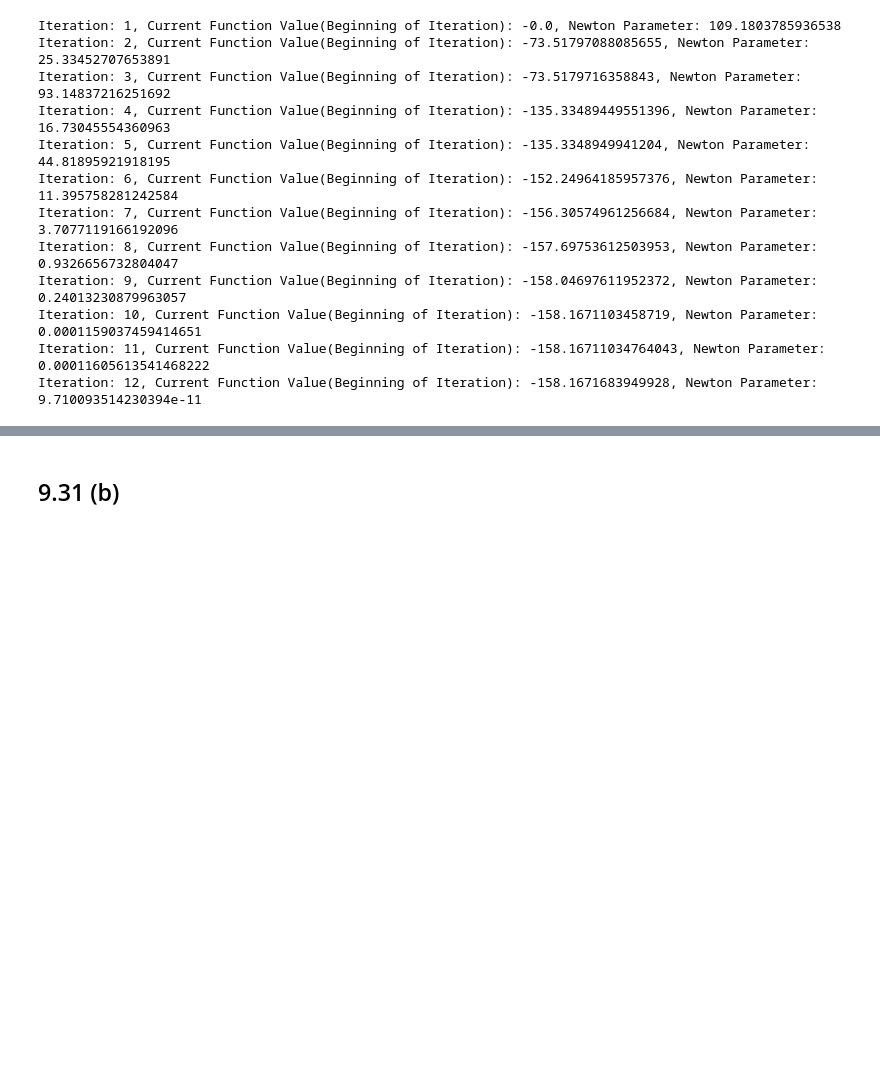
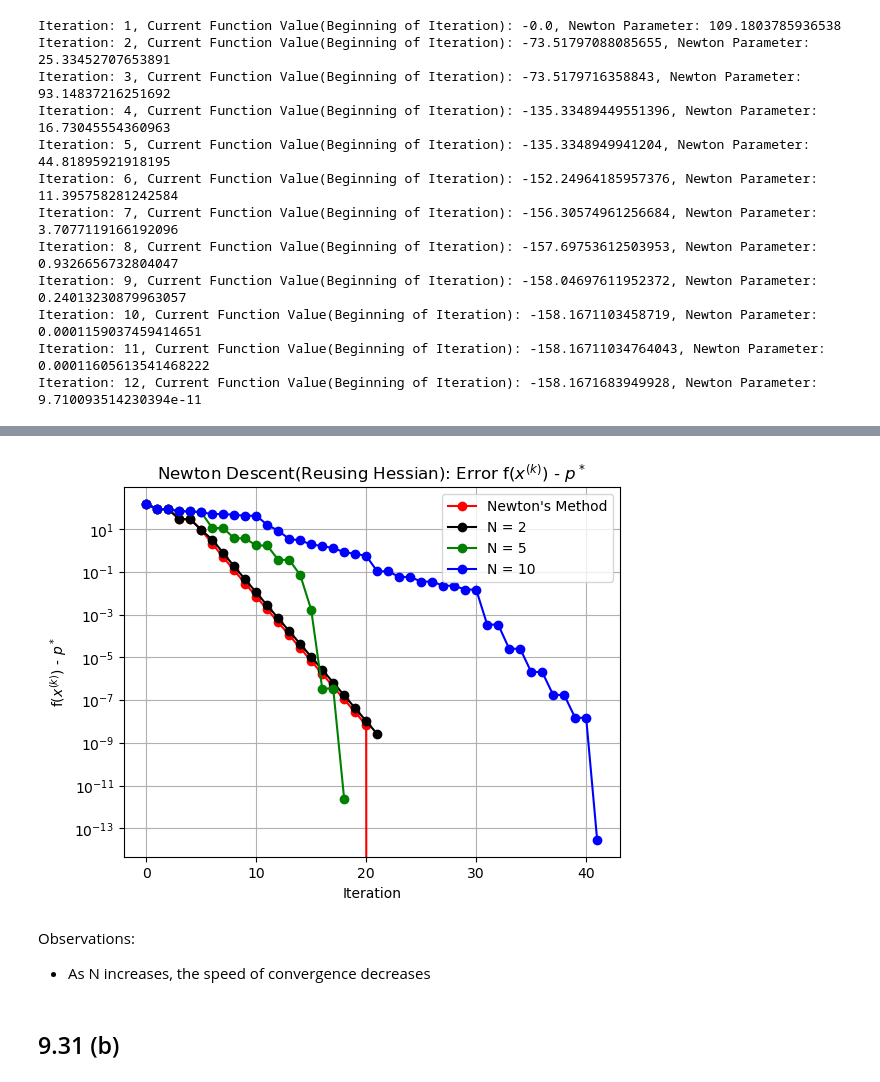
Before and after one commit to Ravi-Raghavan/ConvexOptimization, a Jupyter notebook: hw5.ipynb, the cells around one changed output, grey strips where cells are left out. Saved outputs shown, nothing was run; the diff lists cells and outputs as text; code cells hidden in the pictures; blank space fills up the shorter version.

```diff
--- a/hw5.ipynb
+++ b/hw5.ipynb
@@ -1396,0 +1619,4 @@ plt.show()
+# %%
+#Run Newton's Method where Hessian is reused every 1 iteration
+reused_newton_descent_iterates_N1, reused_newton_descent_function_values_N1, reused_newton_descent_alpha_values_N1 = reuse_newton_descent(f, f_gradient, f_hessian, f_backtracking_algorithm, A, x0, max_iter, eta, alpha, beta, N = 1)
+p_star_N1 = reused_newton_descent_function_values_N1[-1] #the optimal function value is approximated as the last function value that we observed during Newton's Method
@@ -1396,0 +1641,4 @@ plt.show()
+# %%
+#Run Newton's Method where Hessian is reused every 2 iteration
+reused_newton_descent_iterates_N2, reused_newton_descent_function_values_N2, reused_newton_descent_alpha_values_N2 = reuse_newton_descent(f, f_gradient, f_hessian, f_backtracking_algorithm, A, x0, max_iter, eta, alpha, beta, N = 2)
+p_star_N2 = reused_newton_descent_function_values_N2[-1] #the optimal function value is approximated as the last function value that we observed during Newton's Method
@@ -1396,0 +1663,4 @@ plt.show()
+# %%
+#Run Newton's Method where Hessian is reused every 5 iteration
+reused_newton_descent_iterates_N5, reused_newton_descent_function_values_N5, reused_newton_descent_alpha_values_N5 = reuse_newton_descent(f, f_gradient, f_hessian, f_backtracking_algorithm, A, x0, max_iter, eta, alpha, beta, N = 5)
+p_star_N5 = reused_newton_descent_function_values_N5[-1] #the optimal function value is approximated as the last function value that we observed during Newton's Method
@@ -1396,0 +1687,4 @@ plt.show()
+# %%
+#Run Newton's Method where Hessian is reused every 10 iteration
+reused_newton_descent_iterates_N10, reused_newton_descent_function_values_N10, reused_newton_descent_alpha_values_N10 = reuse_newton_descent(f, f_gradient, f_hessian, f_backtracking_algorithm, A, x0, max_iter, eta, alpha, beta, N = 10)
+p_star_N10 = reused_newton_descent_function_values_N10[-1] #the optimal function value is approximated as the last function value that we observed during Newton's Method
@@ -1397,3 +1709,37 @@ plt.show()
+# %%
+#Plot distance to optimal function value throughout Newton's Method for N = 1, 2, 5, 10
+reused_newton_descent_gap_to_optimal_N1 = reused_newton_descent_function_values_N1 - p_star_N1
+reused_newton_descent_gap_to_optimal_N2 = reused_newton_descent_function_values_N2 - p_star_N2
+reused_newton_descent_gap_to_optimal_N5 = reused_newton_descent_function_values_N5 - p_star_N5
+reused_newton_descent_gap_to_optimal_N10 = reused_newton_descent_function_values_N10 - p_star_N10
+
+reused_newton_descent_gap_to_optimal_N1 = reused_newton_descent_gap_to_optimal_N1[:-1]
+reused_newton_descent_gap_to_optimal_N2 = reused_newton_descent_gap_to_optimal_N2[:-1]
+reused_newton_descent_gap_to_optimal_N5 = reused_newton_descent_gap_to_optimal_N5[:-1]
+reused_newton_descent_gap_to_optimal_N10 = reused_newton_descent_gap_to_optimal_N10[:-1]
+
+# print(f"Gap to Optimal for N = 1: {reused_newton_descent_gap_to_optimal_N1}")
+# print(f"Gap to Optimal for N = 2: {reused_newton_descent_gap_to_optimal_N2}")
+# print(f"Gap to Optimal for N = 5: {reused_newton_descent_gap_to_optimal_N5}")
+# print(f"Gap to Optimal for N = 10: {reused_newton_descent_gap_to_optimal_N10}")
+
+line1, = plt.plot(list(range(len(reused_newton_descent_gap_to_optimal_N1))), reused_newton_descent_gap_to_optimal_N1, marker='o', color='red', linestyle='-')
+line2, = plt.plot(list(range(len(reused_newton_descent_gap_to_optimal_N2))), reused_newton_descent_gap_to_optimal_N2, marker='o', color='black', linestyle='-')
+line3, = plt.plot(list(range(len(reused_newton_descent_gap_to_optimal_N5))), reused_newton_descent_gap_to_optimal_N5, marker='o', color='green', linestyle='-')
+line4, = plt.plot(list(range(len(reused_newton_descent_gap_to_optimal_N10))), reused_newton_descent_gap_to_optimal_N10, marker='o', color='blue', linestyle='-')
+
+plt.xlabel('Iteration')
+plt.ylabel(r'f($x^{(k)}$) - $p^*$')
+plt.yscale('log')
+plt.title(r'Newton Descent(Reusing Hessian): Error f($x^{(k)}$) - $p^*$')
+plt.legend(handles=[line1, line2, line3, line4], labels=['Newton\'s Method', 'N = 2', 'N = 5', 'N = 10'])
+plt.grid(True)
+plt.show()
+# %% [output]
+[figure, added]
+# %% [markdown]
+Observations:
+- As N increases, the speed of convergence decreases
 # %% [markdown]
 ## 9.31 (b)
 # %% [markdown]
```
Also changed, not shown: parts of 100 cells of this notebook.
